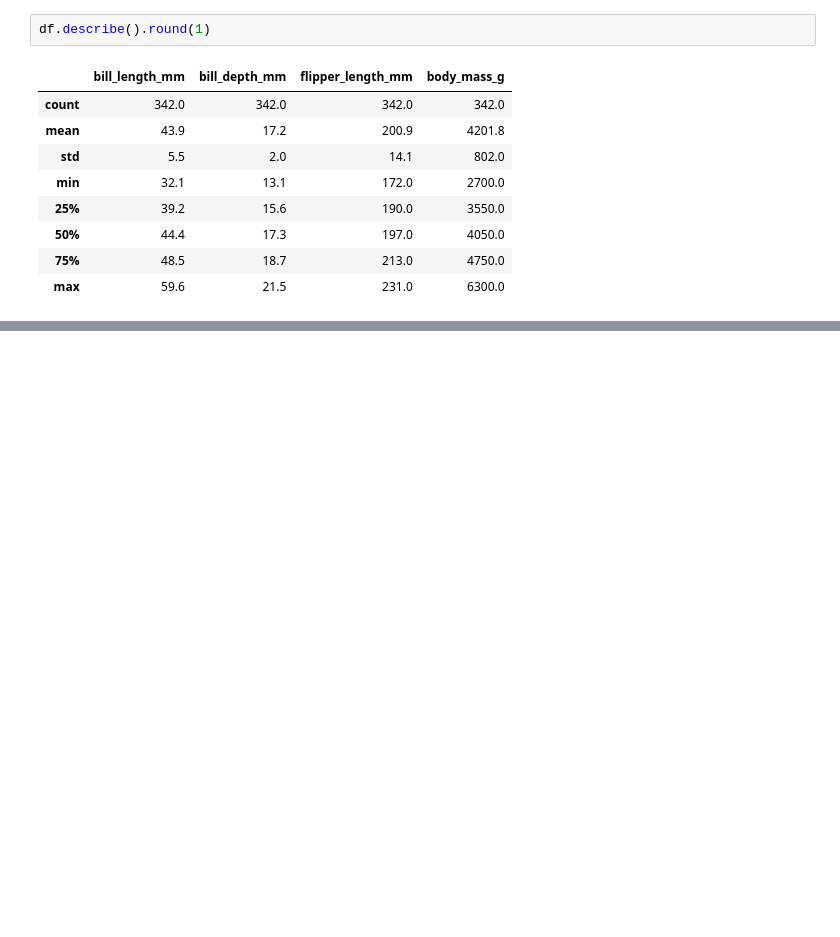
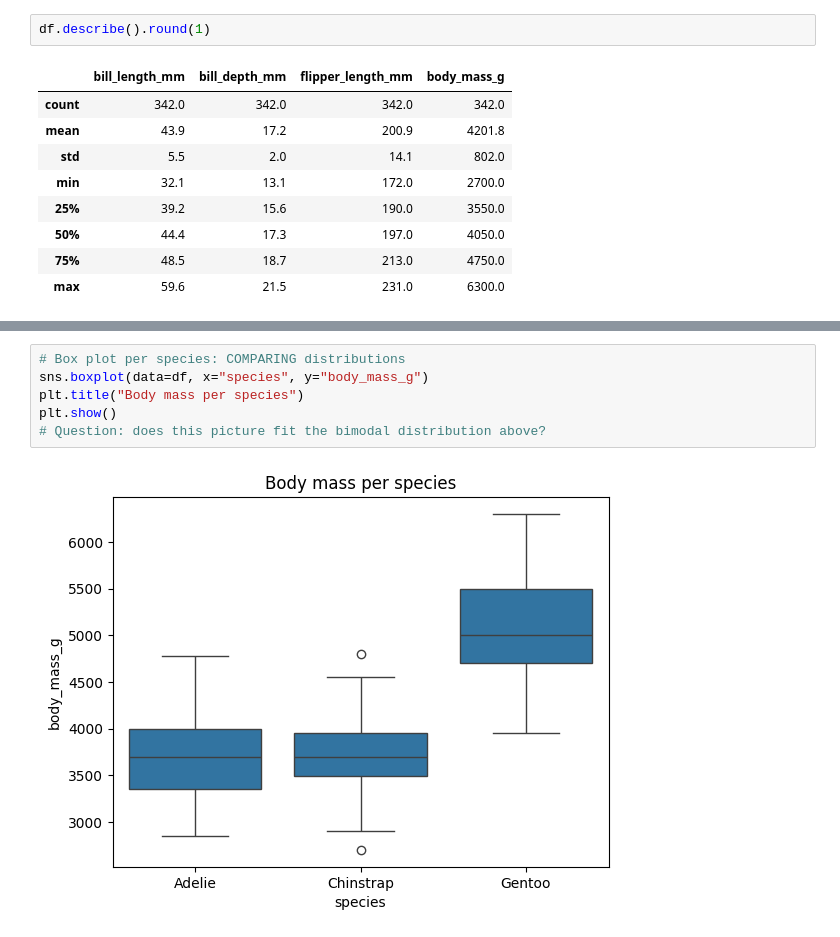
Before and after one commit to TimonLudwig1/Practice-Lab, a Jupyter notebook: xtAI_Learn-Repository/modules/02-data-science-1/projects/01-basic/solution/solution.ipynb, the cells around one changed output, grey strips where cells are left out. Cells and saved outputs as stored; diff of their text form; blank space fills up the shorter version.

```diff
--- a/xtAI_Learn-Repository/modules/02-data-science-1/projects/01-basic/solution/solution.ipynb
+++ b/xtAI_Learn-Repository/modules/02-data-science-1/projects/01-basic/solution/solution.ipynb
@@ -189 +178,9 @@ plt.show()
+# %%
+# Box plot per species: COMPARING distributions
+sns.boxplot(data=df, x="species", y="body_mass_g")
+plt.title("Body mass per species")
+plt.show()
+# Question: does this picture fit the bimodal distribution above?
+# %% [output]
+[figure, added]
 # %%
```
Also changed, not shown: parts of 31 cells of this notebook, 2 other files.
